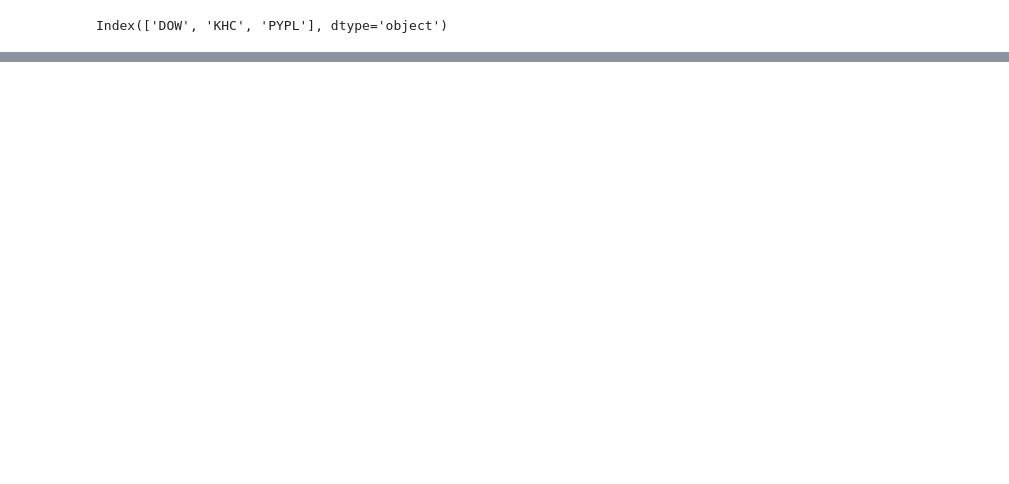
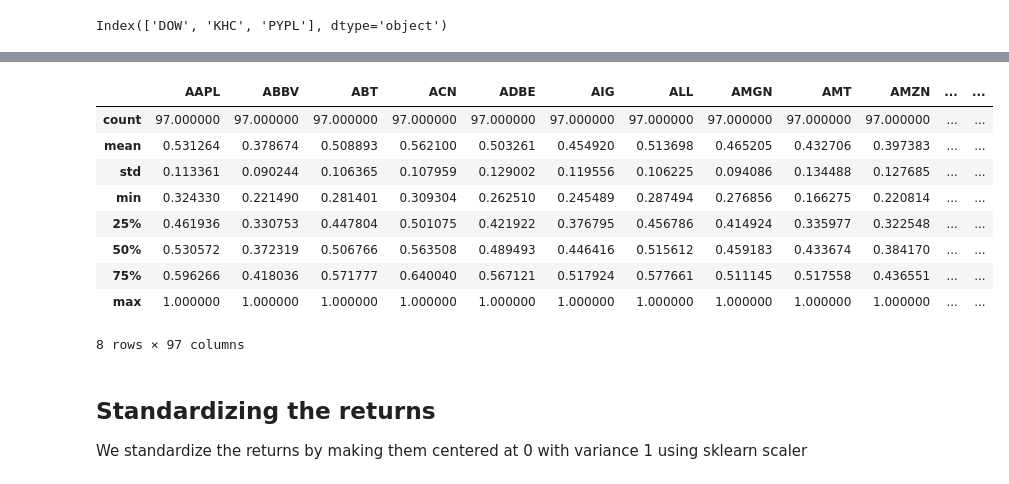
Before and after one commit to sebastjancizel/ml-for-finance, a Jupyter notebook: denoising_detoning/denoising_sp100.ipynb, the cells around one changed output, grey strips where cells are left out. Cells and saved outputs as stored; diff of their text form; code cells hidden in the pictures; blank space fills up the shorter version.

```diff
--- a/denoising_detoning/denoising_sp100.ipynb
+++ b/denoising_detoning/denoising_sp100.ipynb
@@ -106,0 +89,17 @@ DatetimeIndex(['2015-06-01', '2015-06-02', '2015-06-03', '2015-06-04',
+# %%
+returns.corr().describe()
+# %% [output]
+|  | AAPL | ABBV | ABT | ACN | ADBE | AIG | ALL | AMGN | AMT | AMZN | ... | ... |
+| count | 97.000000 | 97.000000 | 97.000000 | 97.000000 | 97.000000 | 97.000000 | 97.000000 | 97.000000 | 97.000000 | 97.000000 | ... | ... |
+| mean | 0.531264 | 0.378674 | 0.508893 | 0.562100 | 0.503261 | 0.454920 | 0.513698 | 0.465205 | 0.432706 | 0.397383 | ... | ... |
+| std | 0.113361 | 0.090244 | 0.106365 | 0.107959 | 0.129002 | 0.119556 | 0.106225 | 0.094086 | 0.134488 | 0.127685 | ... | ... |
+| min | 0.324330 | 0.221490 | 0.281401 | 0.309304 | 0.262510 | 0.245489 | 0.287494 | 0.276856 | 0.166275 | 0.220814 | ... | ... |
+| 25% | 0.461936 | 0.330753 | 0.447804 | 0.501075 | 0.421922 | 0.376795 | 0.456786 | 0.414924 | 0.335977 | 0.322548 | ... | ... |
+| 50% | 0.530572 | 0.372319 | 0.506766 | 0.563508 | 0.489493 | 0.446416 | 0.515612 | 0.459183 | 0.433674 | 0.384170 | ... | ... |
+| 75% | 0.596266 | 0.418036 | 0.571777 | 0.640040 | 0.567121 | 0.517924 | 0.577661 | 0.511145 | 0.517558 | 0.436551 | ... | ... |
+| max | 1.000000 | 1.000000 | 1.000000 | 1.000000 | 1.000000 | 1.000000 | 1.000000 | 1.000000 | 1.000000 | 1.000000 | ... | ... |
+8 rows × 97 columns
+# %% [markdown]
+## Standardizing the returns
+
+We standardize the returns by making them centered at 0 with variance 1 using sklearn scaler
```
Also changed, not shown: parts of 18 cells of this notebook, 2 other files.
